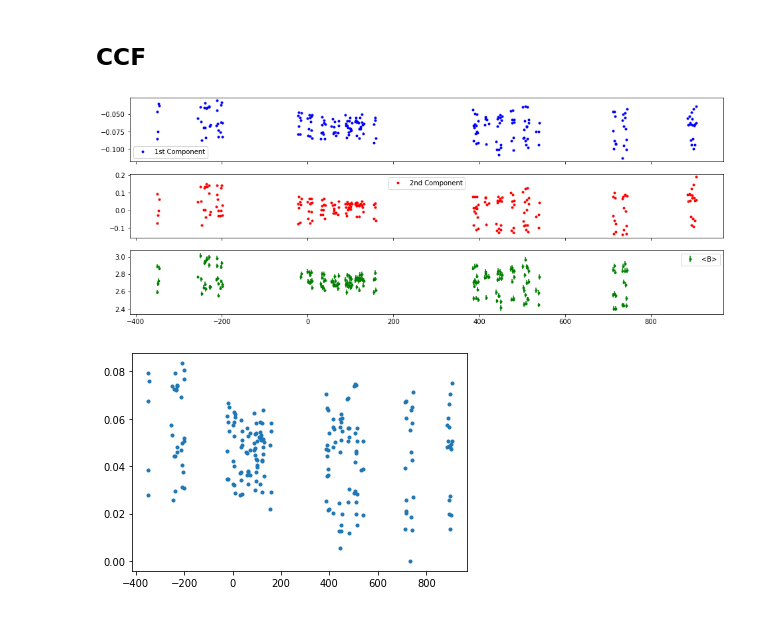
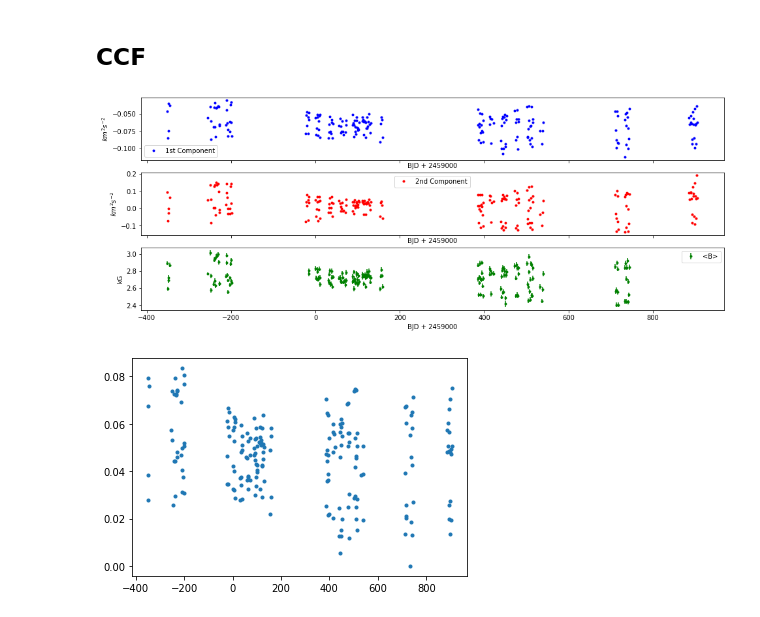
Before and after one commit to Paul-Charpentier/SPCAndie, a Jupyter notebook: GwPCA.ipynb, the cells around one changed output. Saved outputs shown, nothing was run; the diff lists cells and outputs as text; code cells hidden in the pictures.

```diff
--- a/GwPCA.ipynb
+++ b/GwPCA.ipynb
@@ -382,24 +386,30 @@ dB = B_table[:,2]
 # %%
 plt.figure(figsize=(16, 6))
 ax1 = plt.subplot(311)
 plt.plot(times_pca, eigen2vectors[0], 'b.', label='1st Component')
+plt.xlabel('BJD + 2459000')
+plt.ylabel('$km^2 s^{-2}$')
 plt.legend()
 plt.tick_params('x', labelbottom=False)
 
 # share x only
 ax2 = plt.subplot(312, sharex=ax1)
 plt.plot(times_pca, eigen2vectors[1], 'r.', label='2nd Component')
+plt.xlabel('BJD + 2459000')
+plt.ylabel('$km^2 s^{-2}$')
 plt.legend()
 # make these tick labels invisible
 plt.tick_params('x', labelbottom=False)
 
 # share x and y
 ax3 = plt.subplot(313, sharex=ax1)
 plt.errorbar(times_B, B, yerr=dB, fmt='.g', label='<B>')
+plt.xlabel('BJD + 2459000')
+plt.ylabel('kG')
 plt.legend()
 plt.show()
 # %% [output]
-[figure, old version]
+[figure, new version]
 # %%
 sig1 = eigen2vectors[0] - np.min(eigen2vectors[0])
 #sig1 = sig1/np.min(sig1)
```
Also changed, not shown: parts of 2 cells of this notebook.
